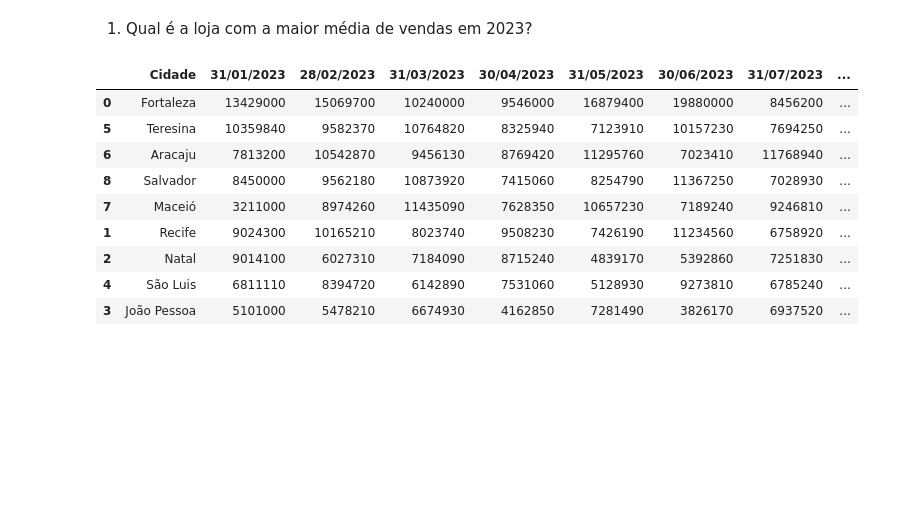
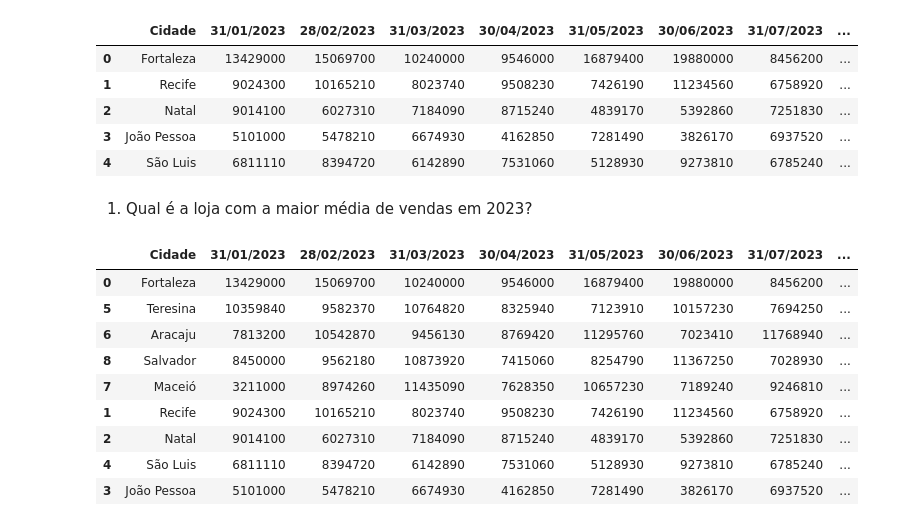
Before and after one commit to NiEl0503/SimuladorNivel1, a Jupyter notebook: Simulador1.ipynb, the cells around one changed output. Cells and saved outputs as stored; diff of their text form; code cells hidden in the pictures; blank space fills up the shorter version.

```diff
--- a/Simulador1.ipynb
+++ b/Simulador1.ipynb
@@ -10,7 +10,7 @@ import seaborn as sns
 import matplotlib.pyplot as plt
 # %%
 # Importando as bases de dados
-pesquisa_populacao = pd.read_excel('/content/Pesquisa População Geral.xlsx')
-satisfacao_cliente = pd.read_excel('/content/Satisfação dos Clientes.xlsx')
-total_vendas = pd.read_excel('/content/Total de vendas.xlsx')
-vendas_2023 = pd.read_excel('/content/Vendas de 2023.xlsx')
+pesquisa_populacao = pd.read_excel('/content/Pesquisa_Populacao_Geral_e1ac3aec0e.xlsx')
+satisfacao_cliente = pd.read_excel('/content/Satisfacao_dos_Clientes_90541b83c0.xlsx')
+total_vendas = pd.read_excel('/content/Total_de_vendas_5167b13be8.xlsx')
+vendas_2023 = pd.read_excel('/content/Vendas_de_2023_8012352864.xlsx')
@@ -17,3 +47,13 @@ vendas_2023 = pd.read_excel('/content/Vendas de 2023.xlsx')
+# %%
+# Revendo o df vendas_2023
+vendas_2023.head()
+# %% [output]
+|  | Cidade | 31/01/2023 | 28/02/2023 | 31/03/2023 | 30/04/2023 | 31/05/2023 | 30/06/2023 | 31/07/2023 | ... |
+| 0 | Fortaleza | 13429000 | 15069700 | 10240000 | 9546000 | 16879400 | 19880000 | 8456200 | ... |
+| 1 | Recife | 9024300 | 10165210 | 8023740 | 9508230 | 7426190 | 11234560 | 6758920 | ... |
+| 2 | Natal | 9014100 | 6027310 | 7184090 | 8715240 | 4839170 | 5392860 | 7251830 | ... |
+| 3 | João Pessoa | 5101000 | 5478210 | 6674930 | 4162850 | 7281490 | 3826170 | 6937520 | ... |
+| 4 | São Luis | 6811110 | 8394720 | 6142890 | 7531060 | 5128930 | 9273810 | 6785240 | ... |
 # %% [markdown]
 1) Qual é a loja com a maior média de vendas em 2023?
 # %%
```
Also changed, not shown: parts of 4 cells of this notebook.
